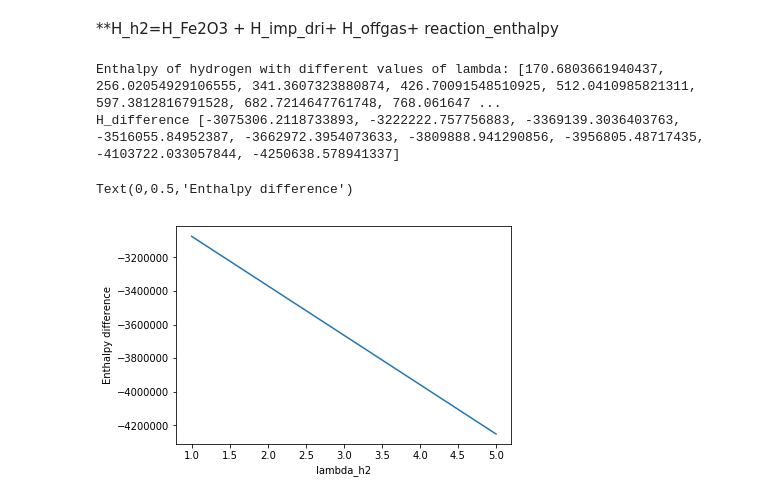
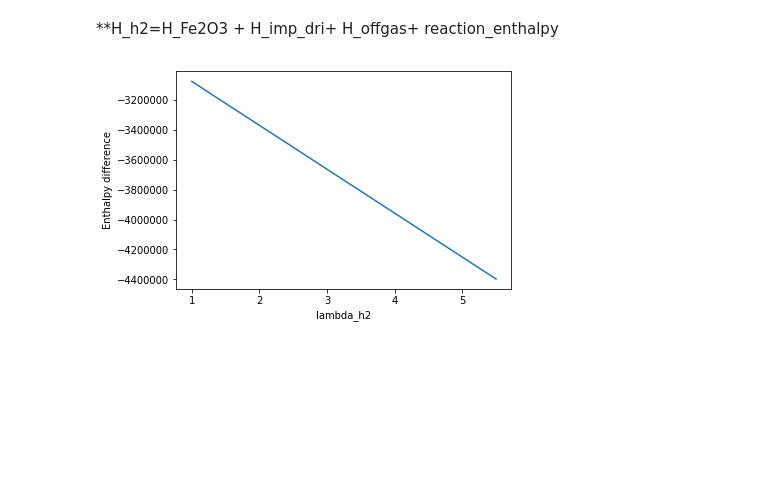
Before and after one commit to abhinavbhaskar/directreducediron, a Jupyter notebook: DRI Shaft furnace energy balance.ipynb, the cells around one changed output. Drawn from its saved outputs; the diff is of its cells as text; code cells hidden in the pictures; blank space fills up the shorter version.

```diff
--- a/DRI Shaft furnace energy balance.ipynb
+++ b/DRI Shaft furnace energy balance.ipynb
@@ -28,6 +46,7 @@ print(AL2O3_weight)
 #print("Weight of metallic iron",Total_fe_metal) #in ton
 #print("Weight of iron oxide",FEO_weight) # in ton
 print("Weight of iron ore fed to the shaft furnace to produce one ton of liquid steel in the DRI_EAF process",iron_ore_dri)
+mol_weight_fe=55.845 #in grams
 # %% [output]
 FeO percentage : 0.06000000000000005
 0.04511278195488722
@@ -74,11 +93,11 @@ def fe2o3_enthalpy_3(T):# T1 and T2 should be in the range of 1050-2500 K
     return H_t
 T1_iron_ore=298 # K Ambient temperature / Temperature of the incoming iron pellets
 T2_iron_ore=1073 # K Temperature of the iron ore for reduction process
-if T2 in range(298,951):
+if T2_iron_ore in range(298,951):
     Fe2o3_En_per_mol=fe2o3_enthalpy_1(T2_iron_ore)
-elif T2 in range(951,1051):
+elif T2_iron_ore in range(951,1051):
      Fe2o3_En_per_mol=fe2o3_enthalpy_2(T2_iron_ore)
-elif T2 in range(1051,2501):
+elif T2_iron_ore in range(1051,2501):
      Fe2o3_En_per_mol=fe2o3_enthalpy_3(T2_iron_ore)
 mol_weight_fe2o3=159.688 #in grams
 mol_per_ton_Fe2o3=1000000/mol_weight_fe2o3 # 1 ton= 10^6 grams
@@ -193,7 +212,7 @@ def H2_enthalpy_2(T):# T1 and T2 should be in the range of 1050-2500 K
 H2_en_per_mol=[]
 H2_en_per_kg=[]
 T2=[1073,1123,1173,1198,1223,1248,1273,1298,1323,1373] # K Temperature of the hydrogen inlet in to the shaft reactor
-for i in range(9):
+for i in range(10):
     if T2[i] in range(298,1001):
         H2_en_per_mol.append(H2_enthalpy_1(T2[i]))
     elif T2[i] in range(1001,2501):
@@ -201,7 +220,8 @@ for i in range(9):
     mol_weight_H2=2.01588 #in grams
     mol_per_kg_H2=1000/mol_weight_H2 # Number of moles in one kg
 print(H2_en_per_mol)
-for j in range(9):
+for j in range(10):
     H2_en_per_kg.append(mol_per_kg_H2*H2_en_per_mol[j])
 print("Enthalpy per Kg of hydrogen in kJ/kg :",H2_en_per_kg)
+print(len(T2),len(H2_en_per_kg))
 # %% [output]
@@ -404,23 +425,20 @@ Energy exiting through the impurities contained in the solid stream at 600 C : 3
 **H_h2=H_Fe2O3 + H_imp_dri+ H_offgas+ reaction_enthalpy
 # %%
 H_h2=[]
-for i in range(9):
-    for j in range(9):
+for i in range(10):
+    for j in range(10):
          H_h2.append((H2_per_ts*H2_en_per_kg[i]*lambda_h2[j])/3600)# To find the value of input energy based on the variation in lambda
-print("Enthalpy of hydrogen with different values of lambda:",H_h2)
+#print("Enthalpy of hydrogen with different values of lambda:",H_h2)
 
 H_difference=[] # Difference between the input energy and output energy as defined in the equation above
 for i in range(10):
-    for
-    H_difference.append((H_h2[i]-(H_ore_heat+H_imp_dri+H_offgas[i]+dhr_per_ts)) # value in KJ This can also be understood as the losses
-print("H_difference",H_difference)
-import matplotlib.pyplot as plt
+    H_difference.append((H_h2[i]-(H_ore_heat+H_imp_dri+H_offgas[i]+dhr_per_ts))) # value in KJ This can also be understood as the losses
+#print("H_difference",H_difference)
 plt.plot(lambda_h2,H_difference)
 plt.xlabel('lambda_h2')
 plt.ylabel('Enthalpy difference')
+plt.savefig('Enthalpy difference with varying lambda.svg')
+plt.savefig('Enthalpy difference with varying lambda.png')
 # %% [output]
-Enthalpy of hydrogen with different values of lambda: [170.6803661940437, 256.02054929106555, 341.3607323880874, 426.70091548510925, 512.0410985821311, 597.3812816791528, 682.7214647761748, 768.061647 ...
-H_difference [-3075306.2118733893, -3222222.757756883, -3369139.3036403763, -3516055.84952387, -3662972.3954073633, -3809888.941290856, -3956805.48717435, -4103722.033057844, -4250638.578941337]
-Text(0,0.5,'Enthalpy difference')
-[figure, old version]
+[figure, new version]
 # %%
```
Also changed, not shown: parts of 10 cells of this notebook.
